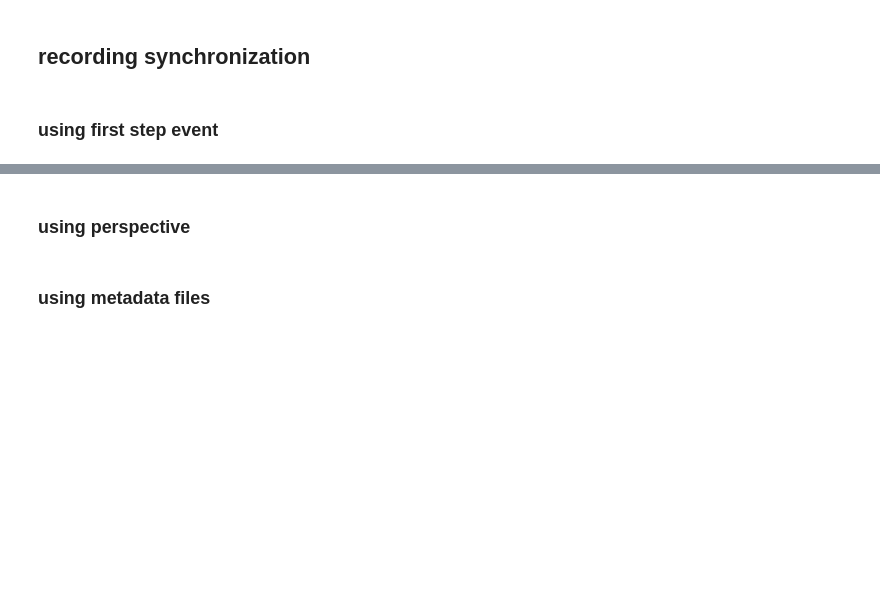
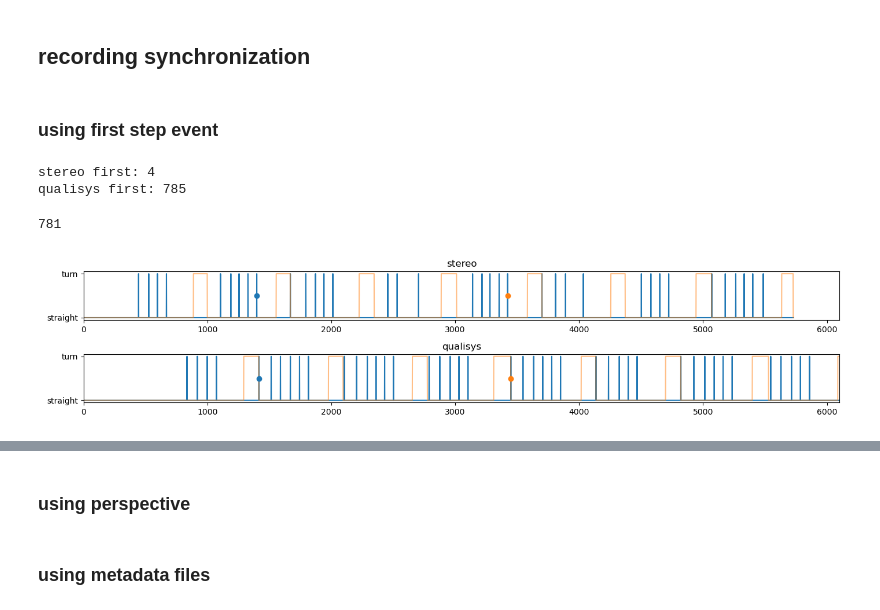
Before and after one commit to MateUnger/StereoVision, a Jupyter notebook: pipeline.ipynb, the cells around one changed output, grey strips where cells are left out. Saved outputs shown, nothing was run; the diff lists cells and outputs as text; code cells hidden in the pictures; blank space fills up the shorter version.

```diff
--- a/pipeline.ipynb
+++ b/pipeline.ipynb
@@ -517,15 +531,15 @@ print(f"Qualisys data keys: {list(data.keys())}")
 print(f"Qualisys data shape: {qualisys_data.shape}")
 # %%
 ## load STEREO data
-npz_load_path = f"stereo_videos\\validation_test\\{participant}\\{paradigm}\\43916681.npz"
+npz_load_path = f"stereo_videos\\validation_test\\{participant}\\{paradigm}\\43916681_test.npz"
 loaded_data = np.load(npz_load_path)
 
 keypoints_2d = loaded_data["keypoints_2d"]
-confidence_2d = loaded_data["confidence_2d"]
+# confidence_2d = loaded_data["confidence_2d"]
 keypoints_3d = loaded_data["keypoints_3d"]
-kpt_labels = list(loaded_data["kpt_labels"])
-R = loaded_data["R"]
-t = loaded_data["t"]
+stereo_labels = list(loaded_data["labels"])
+# R = loaded_data["R"]
+# t = loaded_data["t"]
 
 print(f"loaded data : {npz_load_path}\nwith keys and shapes:")
 [f"{key}:    {loaded_data[key].shape}" for key in list(loaded_data.keys())]
@@ -548,7 +560,7 @@ keypoints_3d.shape
 # perform filtering, visualize results as a comparison between Qualisys and Stereo
 from scipy.signal import butter, filtfilt
 
-keypoints_3d = loaded_data["keypoints_3d"]
+# keypoints_3d = loaded_data["keypoints_3d"]
 
 
 
@@ -570,9 +582,11 @@ Qy = qualisys_data[qualisys_idx, 1, :]
 
 
 # stereo
-stereo_idx = kpt_labels.index(keypoint_name)
-stereo_fps = 30
-keypoints_3d_filtered = filter_data(keypoints_3d, stereo_fps, "lowpass", [2], 4, 0.25)
+stereo_idx = stereo_labels.index(keypoint_name)
+stereo_fps = 100
+# keypoints_3d_filtered = filter_data(keypoints_3d, stereo_fps, "lowpass", [2], 4, 0.25)
+keypoints_3d_filtered = keypoints_3d_100.transpose(1,2,0)
+# keypoints_3d_filtered = filter_data(keypoints_3d, stereo_fps, "lowpass", [7], 4, 0.25)
 
 #TODO: try to figure out why bandpass makes it broken
 # keypoints_3d_filtered[:, :2, :] = filter_data(copy.deepcopy(keypoints_3d_filtered), 60, "lowpass", [2], 4, 0.25)[:, :2, :]
@@ -594,10 +608,10 @@ fig, axs = plt.subplots(6, 1, figsize=(13, 8))
 
 
 ## Horizontal ax 1-------------------------------------------------------
-# axs[0].plot(tQ, Qy, "m", label="Gold")
-axs[0].plot(tQ[1:],np.diff(Qy),'m',label = 'Gold')
-# axs[1].plot(tS, Sx, "m", label="Stereo")
-axs[1].plot(tS[1:],np.diff(Sx),'m',label='Stereo')
+axs[0].plot(tQ, Qy, "m", label="Gold")
+# axs[0].plot(tQ[1:],np.diff(Qy),'m',label = 'Gold')
+axs[1].plot(tS, Sx, "m", label="Stereo")
+# axs[1].plot(tS[1:],np.diff(Sx),'m',label='Stereo')
 # axs[1].plot(tS,keypoints_3d[stereo_idx,1,shift:],"g--",alpha=0.5,label="raw")
 
 ## Horizontal ax 2-------------------------------------------------------
@@ -1660,14 +1662,6 @@ def load_keypoints_and_labels(npz_data_path:str):
 # %%
 qualisys_file_path = f"./stereo_videos\\validation_test\\{participant}\\{paradigm}\\qualisys.npz"
-stereo_file_path = f"./stereo_videos\\validation_test\\{participant}\\{paradigm}\\stereo.npz"
+stereo_file_path = f"./stereo_videos\\validation_test\\{participant}\\{paradigm}\\stereo_test.npz"
 debug_folder_path = f"./stereo_videos\\validation_test\\{participant}\\{paradigm}\\Results\\"
 qualisys_start_file_path = f"./stereo_videos\\validation_test\\{participant}\\{paradigm}\\data_start_qualisys.json"
 qualisys_stop_file_path = f"./stereo_videos\\validation_test\\{participant}\\{paradigm}\\data_stop_qualisys.json"
-
-Pair = RecordingPair(
-    qualisys_file_path=qualisys_file_path,
-    stereo_file_path=stereo_file_path,
-    debug_folder_path=debug_folder_path,
-    qualisys_start_file_path=qualisys_start_file_path,
-    qualisys_stop_file_path=qualisys_stop_file_path
-)
@@ -1725,8 +2070,15 @@ loaded data from: ./stereo_videos\validation_test\mate_unger\normal_walking\ster
 # %%
 stereo_first_event = Pair.stereo.gait_events[0].frame
 qualisys_first_event = Pair.qualisys.gait_events[0].frame
+print(f"stereo first: {stereo_first_event}")
+print(f"qualisys first: {qualisys_first_event}")
+# %% [output]
+stereo first: 4
+qualisys first: 785
 # %%
-stereo_first_event - qualisys_first_event
+abs(stereo_first_event - qualisys_first_event)
+# %% [output]
+781
 # %%
 q_ics = [gc.IC0.frame for gc in Pair.qualisys.gait_cycles if gc.flags.valid]
 q_ics_vis = np.zeros(Pair.qualisys.keypoints.shape[2])
@@ -1736,40 +2088,42 @@ s_ics = [gc.IC0.frame for gc in Pair.stereo.gait_cycles if gc.flags.valid]
 s_ics_vis = np.zeros(Pair.stereo.keypoints.shape[2])
 s_ics_vis[s_ics] = 1
 
-shift = Pair.stereo.gait_events[0].frame - Pair.qualisys.gait_events[0].frame
+shift = abs(Pair.stereo.gait_events[0].frame - Pair.qualisys.gait_events[0].frame)
 
 plt.close('all')
 fig, axs = plt.subplots(2,1, figsize=(14,3))
 
 axs[0].plot(s_ics_vis[shift:], color='#1f77b4')
 axs[0].plot(Pair.stereo.turn_mask[shift:],color='#ff7f0e', alpha=0.5)
 
 axs[1].plot(q_ics_vis,color='#1f77b4')
 axs[1].plot(Pair.qualisys.turn_mask,color='#ff7f0e',alpha=0.5)
 
 # axs[2].plot(s_ics_vis,color='#1f77b4')
 # axs[2].plot(Pair.stereo.turn_mask,color='#ff7f0e',alpha=0.5)
 
 # axs[3].plot(q_ics_vis,color='#1f77b4')
 # axs[3].plot(Pair.qualisys.turn_mask,color='#ff7f0e',alpha=0.5)
 
 for stereo_gc, qualisys_gc in pairs:
     stereo_frame = stereo_gc.IC0.frame
     qualisys_frame = qualisys_gc.IC0.frame
 
     axs[0].plot(stereo_frame-shift,0.5, marker='o')
     axs[1].plot(qualisys_frame, 0.5, marker='o')
 
 axs[0].set_title('stereo')
 axs[1].set_title('qualisys')
 # axs[2].set_title('original stereo')
 # axs[3].set_title('original qualisys')
 
 axs[0].set_xlim([0,6100])
 axs[1].set_xlim([0,6100])
 
 plt.tight_layout()
 plt.show()
+# %% [output]
+[figure, added]
 # %%
 pairs = []
 for idx, gc in enumerate(Pair.stereo.gait_cycles):
```
Also changed, not shown: parts of 33 cells of this notebook, 2 other files.
